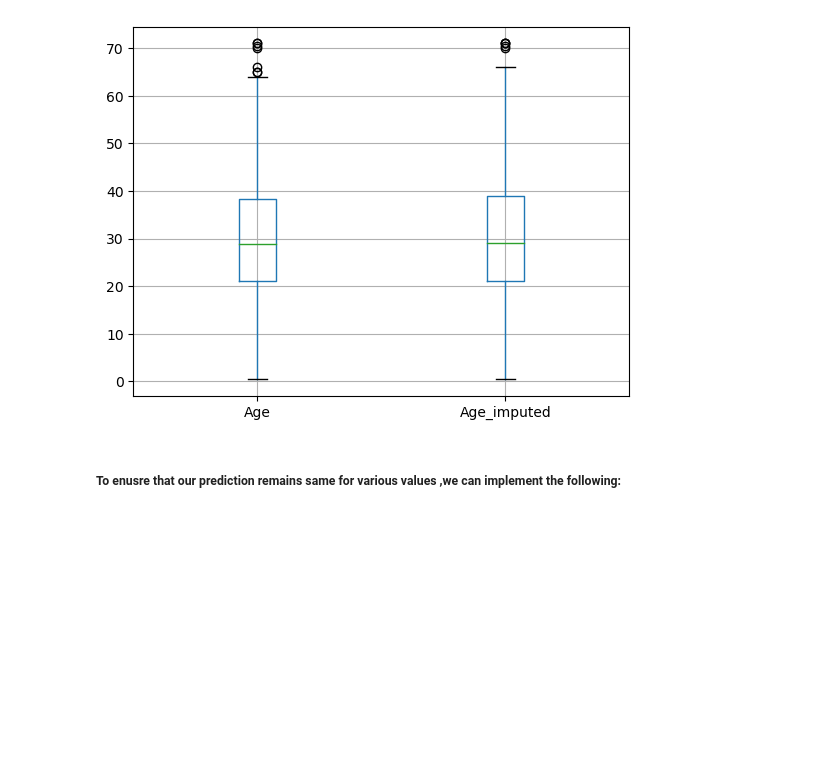
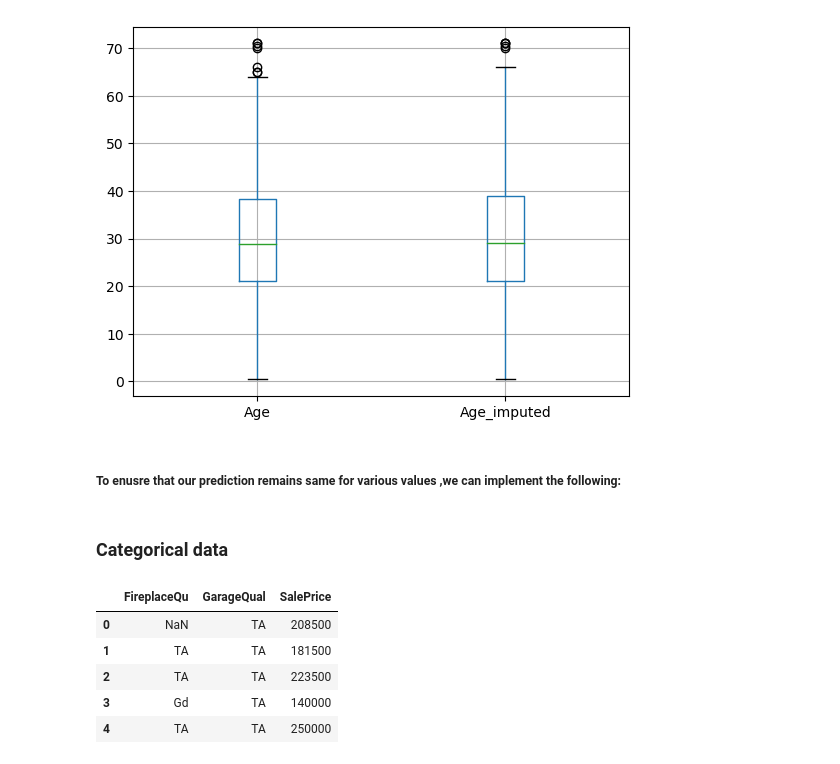
Before and after one commit to Shreyasb1015/Machine-Learning, a Jupyter notebook: handling-missing-data/random-sample-imputation.ipynb, the cells around one changed output. Drawn from its saved outputs; the diff is of its cells as text; code cells hidden in the pictures; blank space fills up the shorter version.

```diff
--- a/handling-missing-data/random-sample-imputation.ipynb
+++ b/handling-missing-data/random-sample-imputation.ipynb
@@ -144,3 +144,5 @@ X_train[['Age', 'Age_imputed']].boxplot()
 ##### To enusre that our prediction remains same for various values ,we can implement the following:
 # %%
 ## sampled_value = X_train['Age'].dropna().sample(1, random_state=int(observation['Fare']))
+# %% [markdown]
+### Categorical data
@@ -146,0 +151,9 @@ X_train[['Age', 'Age_imputed']].boxplot()
+# %%
+data.head()
+# %% [output]
+|  | FireplaceQu | GarageQual | SalePrice |
+| 0 | NaN | TA | 208500 |
+| 1 | TA | TA | 181500 |
+| 2 | TA | TA | 223500 |
+| 3 | Gd | TA | 140000 |
+| 4 | TA | TA | 250000 |
```
Also changed, not shown: parts of 7 cells of this notebook.
